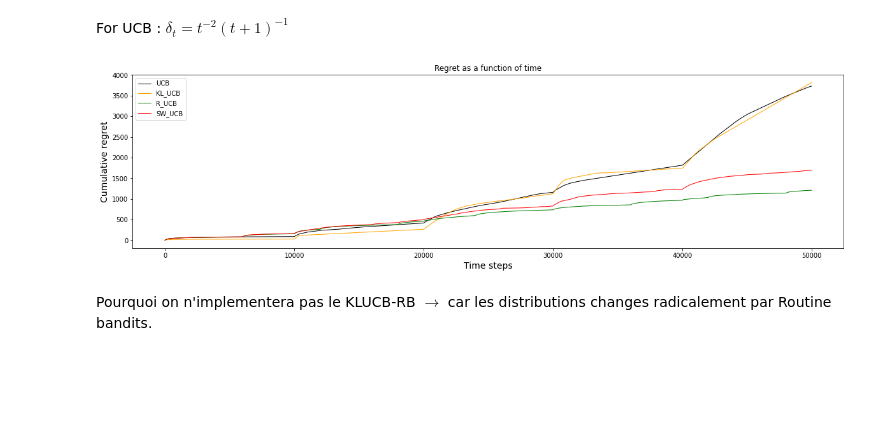
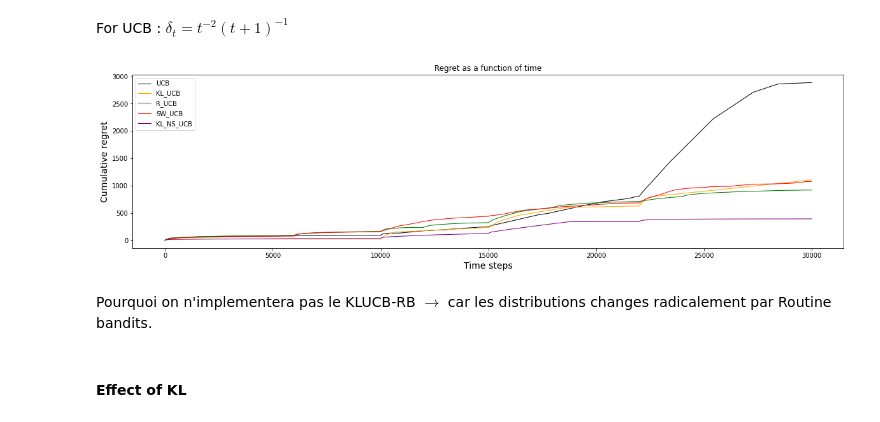
Before and after one commit to Mustapha-AJEGHRIR/RL_course, a Jupyter notebook: project/Routine_to_non_Stationary_Bandits.ipynb, the cells around one changed output. Drawn from its saved outputs; the diff is of its cells as text; code cells hidden in the pictures; blank space fills up the shorter version.

```diff
--- a/project/Routine_to_non_Stationary_Bandits.ipynb
+++ b/project/Routine_to_non_Stationary_Bandits.ipynb
@@ -85,24 +85,25 @@ def OneBanditOneLearnerMultipleRuns(bandit, learner, timeHorizon, N_exp, tsave=[
 # %% [markdown]
 For UCB : $ \delta_t=t^{-2}(t+1)^{-1}$
 # %%
-timeHorizon = 50000
+timeHorizon = 30000
 # nbArms = 7
 # bandit = GaussianBandit([-1, 0, 1, 2, 3, 3, 2]) # directly creates a Gaussian bandit from a vector of means
 # bandit = GaussianBandit([-1, 0, 1]) # directly creates a Gaussian bandit from a vector of means
 tsave = np.arange(1, timeHorizon, 20)
-N_exp = 10
+N_exp = 5
 nbArms = 5
-ts = [10000]
+ts = [10000, 5000, 7000]
 bandit = MAB_NON_S(k = nbArms, TS=ts, seed=41)
 
 # UCBlearner = alg.UCB(nbArms, delta = lambda t : t **(-2) * ( t+1 )**(-1))
 # _, _, UCBbandit = OneBanditOneLearnerOneRun(bandit, UCBlearner, timeHorizon) # I gived the same bandits, but they are restored at the beggining
 # UCBregret = UCBbandit.cumulativeRegret()
+
 UCBlearner = alg.UCB(nbArms, delta = lambda t : t **(-2) * ( t+1 )**(-1))
 UCBregret = OneBanditOneLearnerMultipleRuns(bandit, UCBlearner, timeHorizon, N_exp, tsave = tsave)
 
-kl_UCBlearner = alg.KL_UCB(nbArms, delta = lambda t : t **(-2) * ( t+1 )**(-1))
-kl_UCBregret = OneBanditOneLearnerMultipleRuns(bandit, kl_UCBlearner, timeHorizon, N_exp, tsave = tsave)
+KL_UCBlearner = alg.KL_UCB(nbArms, delta = lambda t : t **(-2) * ( t+1 )**(-1))
+KL_UCBregret = OneBanditOneLearnerMultipleRuns(bandit, KL_UCBlearner, timeHorizon, N_exp, tsave = tsave)
 
 R_UCBlearner = alg.R_UCB(nbArms, delta = lambda t : t **(-2) * ( t+1 )**(-1), period = 6000)
 R_UCBregret = OneBanditOneLearnerMultipleRuns(bandit, R_UCBlearner, timeHorizon, N_exp, tsave = tsave)
@@ -110,6 +111,9 @@ R_UCBregret = OneBanditOneLearnerMultipleRuns(bandit, R_UCBlearner, timeHorizon,
 SW_UCBlearner = alg.SW_UCB(nbArms, delta = lambda t : t **(-2) * ( t+1 )**(-1), buffer_size=6000)
 SW_UCBregret = OneBanditOneLearnerMultipleRuns(bandit, SW_UCBlearner, timeHorizon, N_exp, tsave = tsave)
 
+KL_NS_UCBlearner = alg.KL_NS_UCB(nbArms, delta = lambda t : t **(-2) * ( t+1 )**(-1), buffer_size=200)
+KL_NS_UCBregret = OneBanditOneLearnerMultipleRuns(bandit, KL_NS_UCBlearner, timeHorizon, N_exp, tsave = tsave)
+
 FTLlearner = alg.FTL(nbArms)
 FTLregret = OneBanditOneLearnerMultipleRuns(bandit, FTLlearner, timeHorizon, N_exp, tsave = tsave)
 # %%
@@ -127,35 +131,40 @@ FTLregret = OneBanditOneLearnerMultipleRuns(bandit, FTLlearner, timeHorizon, N_e
 # Cumulative regret as a function of time
 plt.figure(2, figsize=(20,5))
 plt.clf()
 plt.xlabel("Time steps", fontsize=14)
 plt.ylabel("Cumulative regret", fontsize=14)
 plt.title("Regret as a function of time")
 
 
 plt.plot(tsave, np.mean(UCBregret, axis=0), 'black', linewidth=1, label=UCBlearner.name())
 # plt.plot(tsave, np.quantile(UCBregret, 0.95, 0), tsave, np.quantile(UCBregret,0.05,0), linestyle="dashed", color="black")
 
-plt.plot(tsave, np.mean(kl_UCBregret, axis=0), 'orange', linewidth=1, label=kl_UCBlearner.name())
-# plt.plot(tsave, np.quantile(kl_UCBregret, 0.95, 0), tsave, np.quantile(kl_UCBregret,0.05,0), linestyle="dashed", color="orange")
+plt.plot(tsave, np.mean(KL_UCBregret, axis=0), 'orange', linewidth=1, label=KL_UCBlearner.name())
+# plt.plot(tsave, np.quantile(KL_UCBregret, 0.95, 0), tsave, np.quantile(KL_UCBregret,0.05,0), linestyle="dashed", color="orange")
 
 plt.plot(tsave, np.mean(R_UCBregret, axis=0), 'g', linewidth=1, label=R_UCBlearner.name())
 # plt.plot(tsave, np.quantile(R_UCBregret, 0.95, 0), tsave, np.quantile(R_UCBregret,0.05,0), linestyle="dashed", color="g")
 
 plt.plot(tsave, np.mean(SW_UCBregret, axis=0), 'r', linewidth=1, label=SW_UCBlearner.name())
 # plt.plot(tsave, np.quantile(SW_UCBregret, 0.95, 0), tsave, np.quantile(SW_UCBregret,0.05,0), linestyle="dashed", color="r")
+
+plt.plot(tsave, np.mean(KL_NS_UCBregret, axis=0), 'purple', linewidth=1, label=KL_NS_UCBlearner.name())
+# plt.plot(tsave, np.quantile(KL_NS_UCBregret, 0.95, 0), tsave, np.quantile(KL_NS_UCBregret,0.05,0), linestyle="dashed", color="purple")
 
 # plt.plot(tsave, np.mean(FTLregret, axis=0), 'b', linewidth=1, label=FTLlearner.name())
 # plt.plot(tsave, np.quantile(FTLregret, 0.95, 0), tsave, np.quantile(FTLregret,0.05,0), linestyle="dashed", color="b")
 plt.legend()
 plt.show()
 
 # plt.figure(figsize=(20,5))
 # plt.plot(bandit.historical_means)
 # plt.legend(['bandit ' + str(i+1) for i in range(nbArms)])
 # plt.xlabel("Time steps", fontsize=14)
 # plt.ylabel("Bandit means", fontsize=14)
 # plt.show()
 # %% [output]
-[figure, old version]
+[figure, new version]
 # %% [markdown]
 Pourquoi on n'implementera pas le KLUCB-RB $\longrightarrow$ car les distributions changes radicalement par Routine bandits.
+# %% [markdown]
+#### Effect of KL
```
Also changed, not shown: parts of 1 cell of this notebook, 2 other files.
